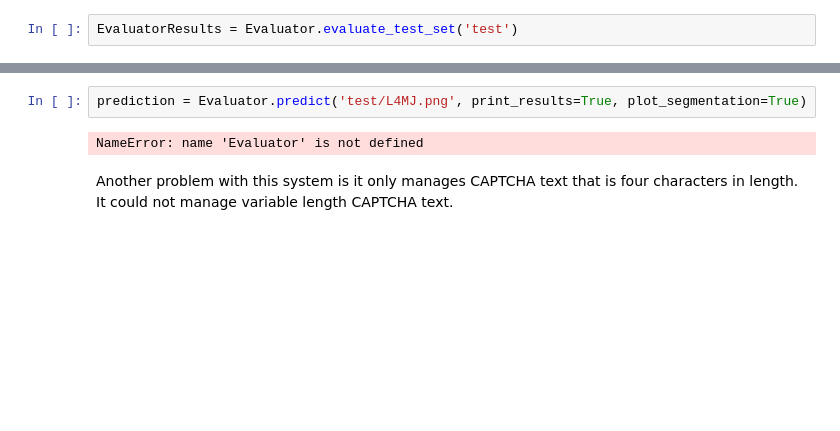
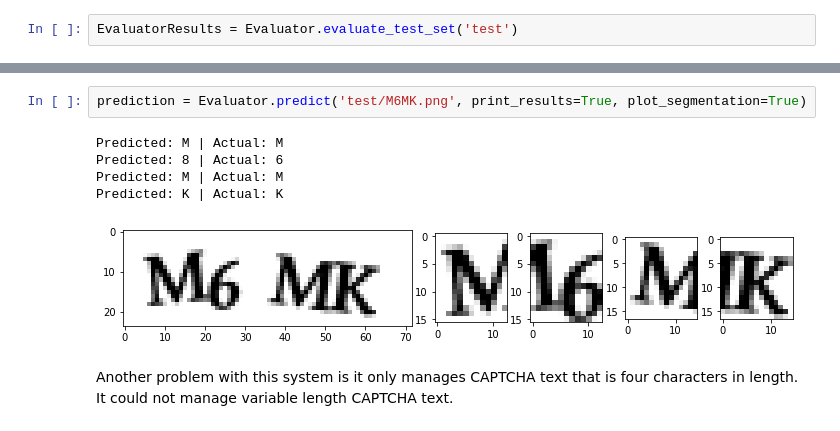
Before and after one commit to t-ott/cnn-captcha-solver, a Jupyter notebook: demonstration.ipynb, the cells around one changed output, grey strips where cells are left out. Saved outputs shown, nothing was run; the diff lists cells and outputs as text; blank space fills up the shorter version.

```diff
--- a/demonstration.ipynb
+++ b/demonstration.ipynb
@@ -280,8 +305,12 @@ The error rate of the character classification model is 0.783%. In order to corr
 
 Further alterations to the classification model architecture may improve the classification accuracy. No significant hyper-parameter tuning has been performed on the model thus far. Character segmentation improvements would likely be more effective. Dealing with "smushed" pairs of letters is currently done by splitting the pair in half. This does not work very well with letters that have inconsisent widths. For example:
 # %%
-prediction = Evaluator.predict('test/L4MJ.png', print_results=True, plot_segmentation=True)
+prediction = Evaluator.predict('test/M6MK.png', print_results=True, plot_segmentation=True)
 # %% [output]
-NameError: name 'Evaluator' is not defined
+Predicted: M | Actual: M
+Predicted: 8 | Actual: 6
+Predicted: M | Actual: M
+Predicted: K | Actual: K
+[figure, added]
 # %% [markdown]
 Another problem with this system is it only manages CAPTCHA text that is four characters in length. It could not manage variable length CAPTCHA text.
```
Also changed, not shown: parts of 19 cells of this notebook.
